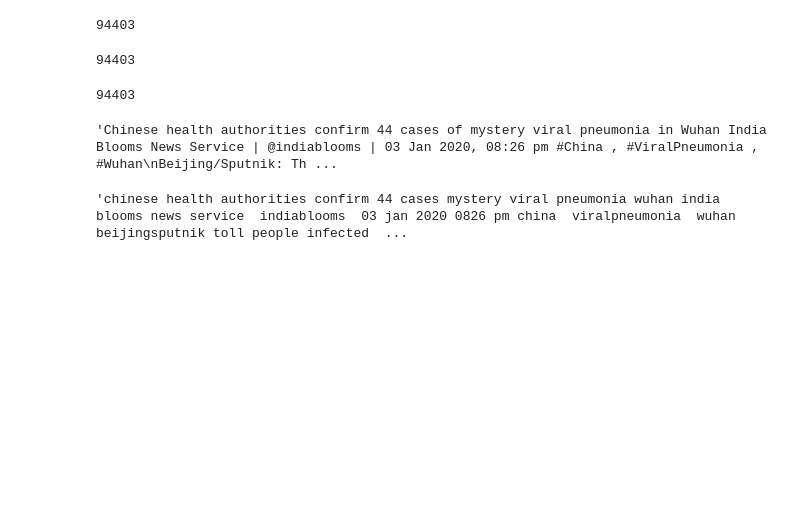
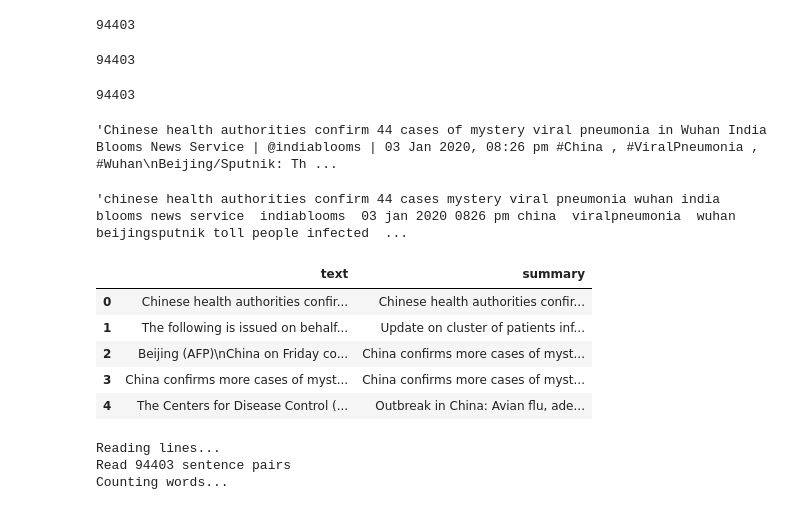
Before and after one commit to pallabee/Summarize-COVID-19-News, a Jupyter notebook: Data Preprocessing.ipynb, the cells around one changed output. Saved outputs shown, nothing was run; the diff lists cells and outputs as text; code cells hidden in the pictures; blank space fills up the shorter version.

```diff
--- a/Data Preprocessing.ipynb
+++ b/Data Preprocessing.ipynb
@@ -115,3 +116,24 @@ dataset[0]
 preprocess(dataset[0])
 # %% [output]
 'chinese health authorities confirm 44 cases mystery viral pneumonia wuhan india blooms news service  indiablooms  03 jan 2020 0826 pm china  viralpneumonia  wuhan beijingsputnik toll people infected  ...
+# %%
+short_text=[]
+short_summary=[]
+max_len_text = 600
+max_len_target = 30
+
+for i in range(len(dataset)):
+    if(len(target[i].split())<=max_len_target and len(dataset[i].split())<=max_len_text):
+        short_text.append(dataset[i])
+        short_summary.append(target[i])
+
+temp_df=pd.DataFrame({'text':short_text,'summary':short_summary})
+# %%
+temp_df.head()
+# %% [output]
+|  | text | summary |
+| 0 | Chinese health authorities confir... | Chinese health authorities confir... |
+| 1 | The following is issued on behalf... | Update on cluster of patients inf... |
+| 2 | Beijing (AFP)\nChina on Friday co... | China confirms more cases of myst... |
+| 3 | China confirms more cases of myst... | China confirms more cases of myst... |
+| 4 | The Centers for Disease Control (... | Outbreak in China: Avian flu, ade... |
@@ -117,0 +186,6 @@ preprocess(dataset[0])
+# %%
+input, output, pairs = prepareData(X,Y)
+# %% [output]
+Reading lines...
+Read 94403 sentence pairs
+Counting words...
```
Also changed, not shown: parts of 6 cells of this notebook.
